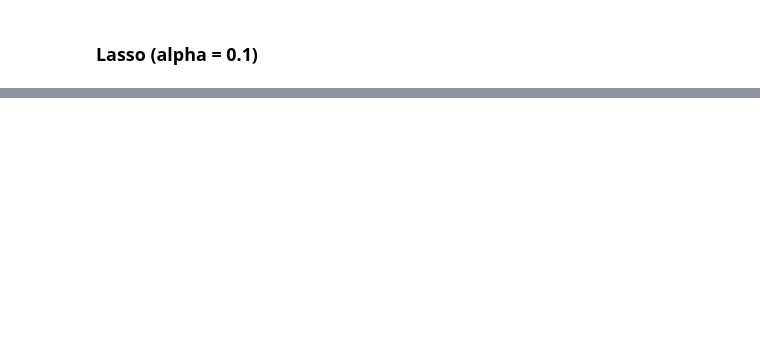
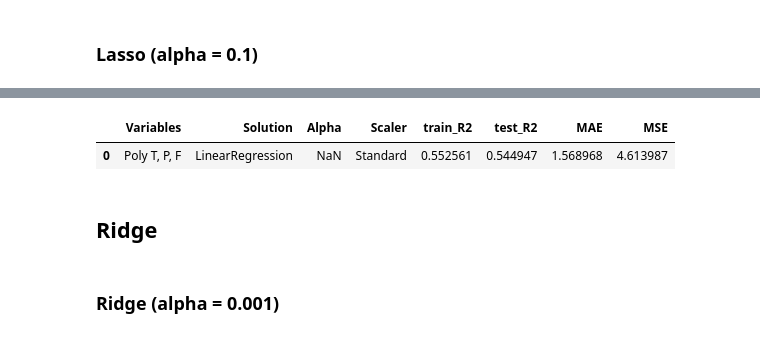
Before and after one commit to hoonzi-s/APC, a Jupyter notebook: #1ALK_213BTMRVP_R3.ipynb, the cells around one changed output, grey strips where cells are left out. Drawn from its saved outputs; the diff is of its cells as text; code cells hidden in the pictures; blank space fills up the shorter version.

```diff
--- a/#1ALK_213BTMRVP_R3.ipynb
+++ b/#1ALK_213BTMRVP_R3.ipynb
@@ -1636,0 +1651,52 @@ scaler = 'Standard'
+# %%
+input = data[['T', 'P', 'F']]
+
+pf = PolynomialFeatures()
+pf.fit(input)
+input_poly = pf.transform(input)
+
+train_R2 = []
+test_R2 = []
+mae = []
+mse = []
+
+vars = 'Poly T, P, F'
+soln = 'LinearRegression'
+alpha = np.nan
+scaler = 'Standard'
+# %%
+for i in range(n):
+  train_input, test_input, train_target, test_target = tts(input_poly, target, test_size = 7/27)
+  sc = StandardScaler()
+  sc.fit(train_input)
+  input_poly = sc.transform(input_poly)
+  train_poly = sc.transform(train_input)
+  test_poly = sc.transform(test_input)
+
+  model = LinearRegression()
+  model.fit(train_poly, train_target)
+
+  train_R2.append(model.score(train_poly, train_target))
+  test_R2.append(model.score(test_poly, test_target))
+  inferential = np.sum(model.coef_ * input_poly, axis = 1) + model.intercept_
+  mae.append(MAE(target, inferential))
+  mse.append(MSE(target, inferential))
+
+new = pd.DataFrame({'Variables': vars,
+                    'Solution': soln,
+                    'Alpha': alpha,
+                    'Scaler': scaler,
+                    'train_R2': np.mean(train_R2),
+                    'test_R2': np.mean(test_R2),
+                    'MAE': np.mean(mae),
+                    'MSE': np.mean(mse)},
+                   index = [0])
+information = pd.concat([information, new])
+new
+# %% [output]
+|  | Variables | Solution | Alpha | Scaler | train_R2 | test_R2 | MAE | MSE |
+| 0 | Poly T, P, F | LinearRegression | NaN | Standard | 0.552561 | 0.544947 | 1.568968 | 4.613987 |
+# %% [markdown]
+## Ridge
+# %% [markdown]
+### Ridge (alpha = 0.001)
```
Also changed, not shown: parts of 97 cells of this notebook.
